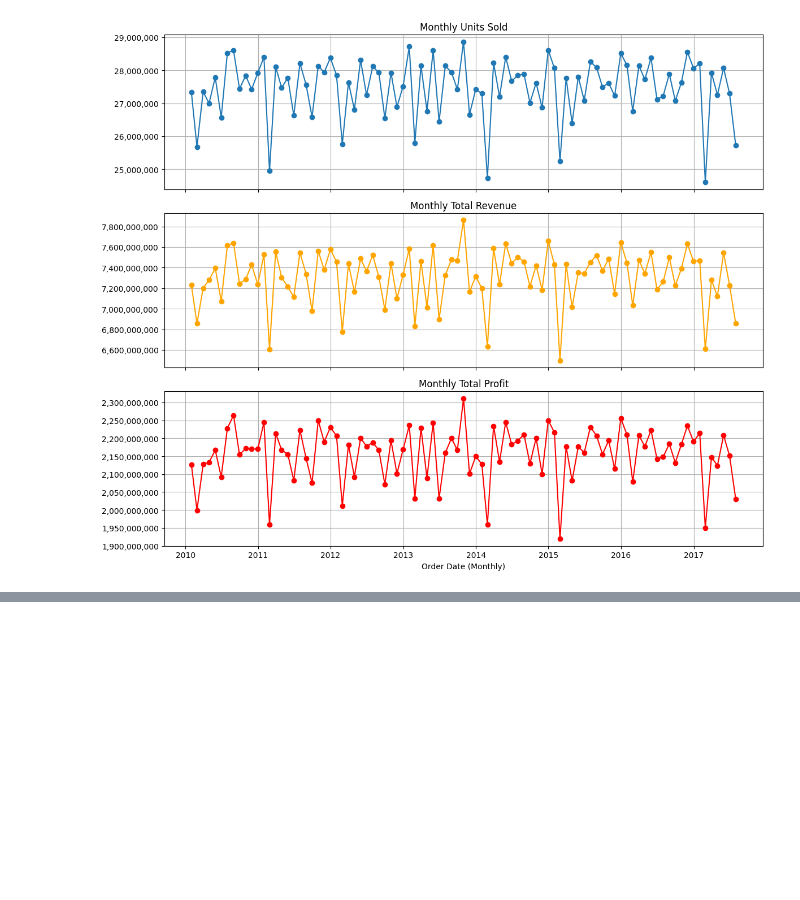
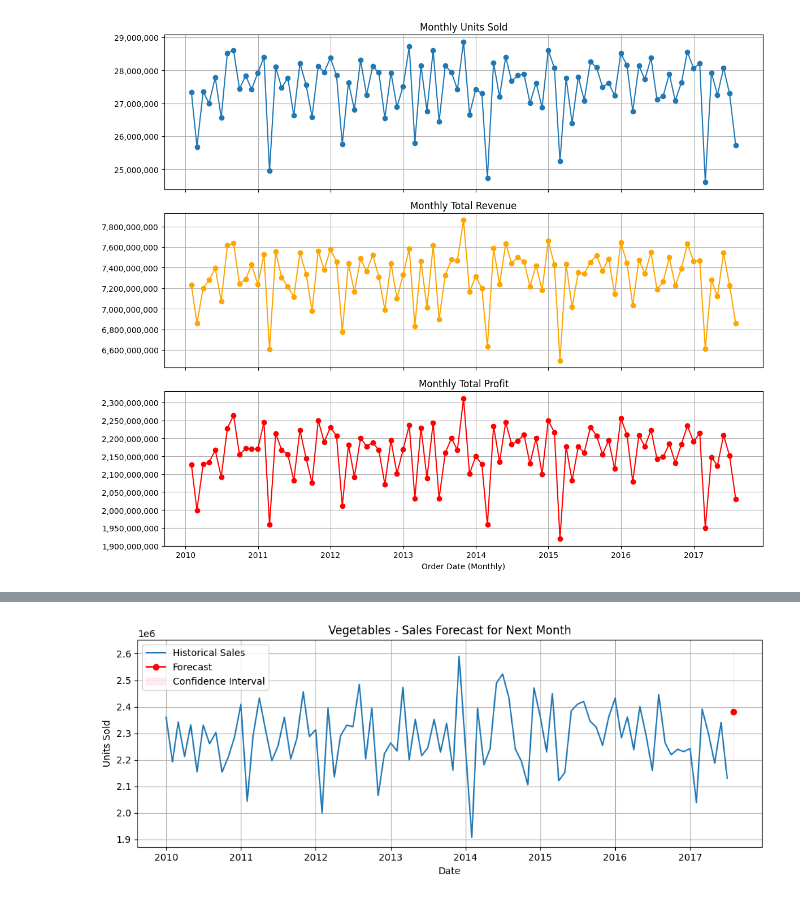
Before and after one commit to sandroescobar/AI_ClassProject, a Jupyter notebook: arimaPractice.ipynb, the cells around one changed output, grey strips where cells are left out. Drawn from its saved outputs; the diff is of its cells as text; code cells hidden in the pictures; blank space fills up the shorter version.

Commit message:
ARIMA Update (AIC Score Calculation)
Updated ARIMA model to automatically adjust p, d, and q, based on the AIC Score.

```diff
--- a/arimaPractice.ipynb
+++ b/arimaPractice.ipynb
@@ -251,0 +137,91 @@ for item, forecast in bottom_items:
+# %%
+import pandas as pd
+import itertools
+import warnings
+from statsmodels.tsa.arima.model import ARIMA
+import matplotlib.pyplot as plt
+
+# Suppress ARIMA warnings
+warnings.filterwarnings("ignore", category=UserWarning)
+warnings.filterwarnings("ignore", category=FutureWarning)
+
+
+def optimize_arima_order(series, p_range=3, d_range=3, q_range=3):
+    """
+    Automatically select the best ARIMA order (p,d,q) based on AIC.
+    """
+    p = d = q = range(0, p_range)
+    pdq_combinations = list(itertools.product(p, d, q))
+
+    best_aic = float('inf')
+    best_order = None
+
+    for order in pdq_combinations:
+        try:
+            model = ARIMA(series, order=order)
+            results = model.fit()
+            if results.aic < best_aic:
+                best_aic = results.aic
+                best_order = order
+        except:
+            continue
+
+    return best_order
+
+
+def forecast_product(series):
+    order = optimize_arima_order(series)
+    model = ARIMA(series, order=order)
+    model_fit = model.fit()
+    forecast = model_fit.forecast(steps=1)
+    return forecast.iloc[0], order, model_fit
+
+
+# Example usage with a dataset:
+file_path = "arima_sales.csv"
+sales_data = pd.read_csv(file_path)
+sales_data['Order Date'] = pd.to_datetime(sales_data['Order Date'])
+sales_data['YearMonth'] = sales_data['Order Date'].dt.to_period('M')
+monthly_sales = sales_data.groupby(['Item Type', 'YearMonth'])['Units Sold'].sum().unstack(level=0).fillna(0)
+
+# Forecast all items with auto ARIMA
+forecasts = {}
+
+for item in monthly_sales.columns:
+    forecast, order, model_fit = forecast_product(monthly_sales[item])
+    forecasts[item] = {
+        'forecast': forecast,
+        'order': order,
+        'model_fit': model_fit,
+        'series': monthly_sales[item]
+    }
+
+# Print top 3 by forecast
+top_3 = sorted(forecasts.items(), key=lambda x: x[1]['forecast'], reverse=True)[:3]
+print("Top 3 products to restock:")
+for item, info in top_3:
+    print(f"{item}: Forecast = {info['forecast']:.2f}, ARIMA Order = {info['order']}")
+
+# Plotting top 3 forecasts
+for item, info in top_3:
+    series = info['series']
+    model_fit = info['model_fit']
+    forecast_result = model_fit.get_forecast(steps=1)
+    forecast_value = forecast_result.predicted_mean.iloc[0]
+    forecast_date = series.index[-1].to_timestamp() + pd.offsets.MonthBegin()
+    conf_int = forecast_result.conf_int()
+    lower = conf_int.iloc[0, 0]
+    upper = conf_int.iloc[0, 1]
+
+    plt.figure(figsize=(10, 4))
+    plt.plot(series.index.to_timestamp(), series, label='Historical Sales')
+    plt.plot(forecast_date, forecast_value, marker='o', color='red', label='Forecast')
+    plt.fill_between([forecast_date, forecast_date], [lower], [upper], color='pink', alpha=0.3, label='Confidence Interval')
+    plt.title(f"{item} - Sales Forecast for Next Month")
+    plt.xlabel("Date")
+    plt.ylabel("Units Sold")
+    plt.legend()
+    plt.grid(True)
+    plt.tight_layout()
+    plt.show()
+# %% [output]
@@ -251,0 +232 @@ for item, forecast in bottom_items:
+[figure, added]
```
Also changed, not shown: parts of 4 cells of this notebook.
